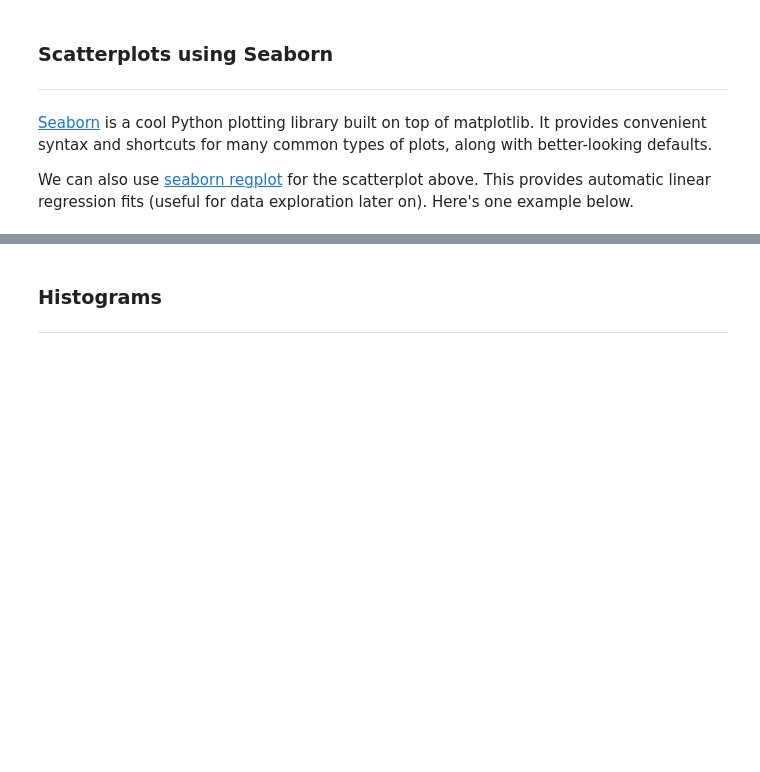
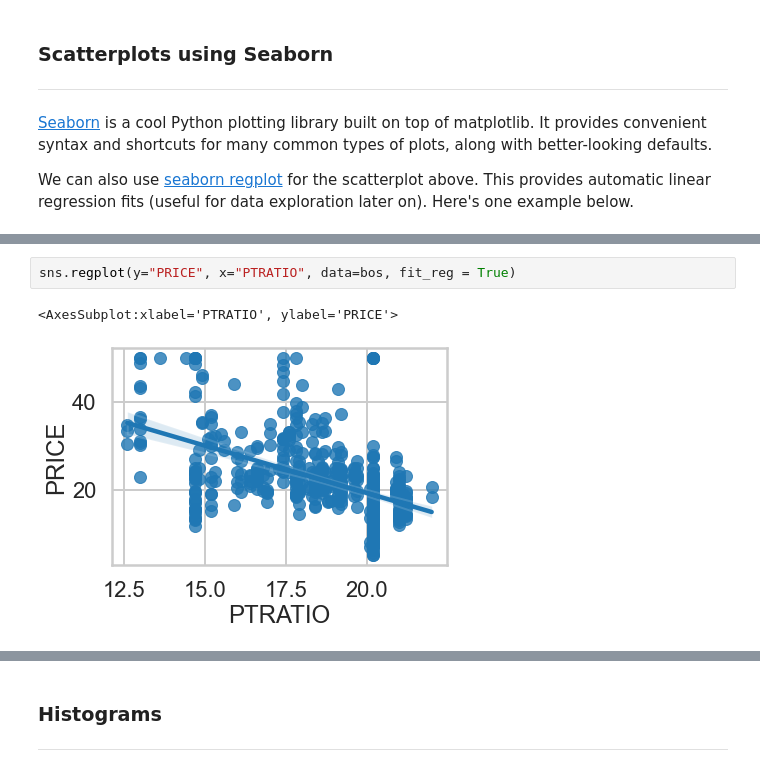
Before and after one commit to rogersnet/mec-mini-projects, a Jupyter notebook: mec-11.4.1-linear-regression-mini-project/Mini_Project_Linear_Regression.ipynb, the cells around one changed output, grey strips where cells are left out. Cells and saved outputs as stored; diff of their text form; blank space fills up the shorter version.

```diff
--- a/mec-11.4.1-linear-regression-mini-project/Mini_Project_Linear_Regression.ipynb
+++ b/mec-11.4.1-linear-regression-mini-project/Mini_Project_Linear_Regression.ipynb
@@ -350,0 +354,5 @@ sns.regplot(y="PRICE", x="RM", data=bos, fit_reg = True)
+# %%
+sns.regplot(y="PRICE", x="PTRATIO", data=bos, fit_reg = True)
+# %% [output]
+<AxesSubplot:xlabel='PTRATIO', ylabel='PRICE'>
+[figure, added]
```
Also changed, not shown: parts of 7 cells of this notebook.
